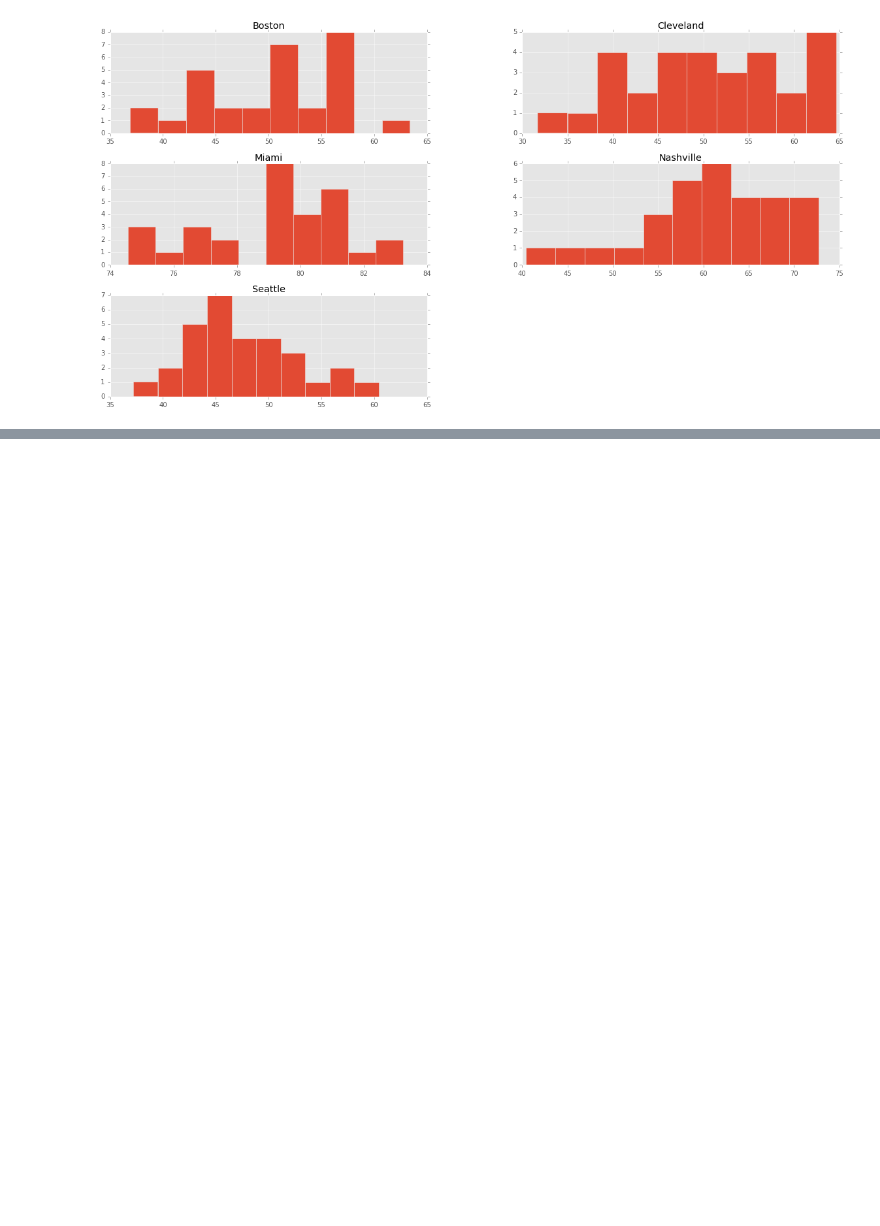
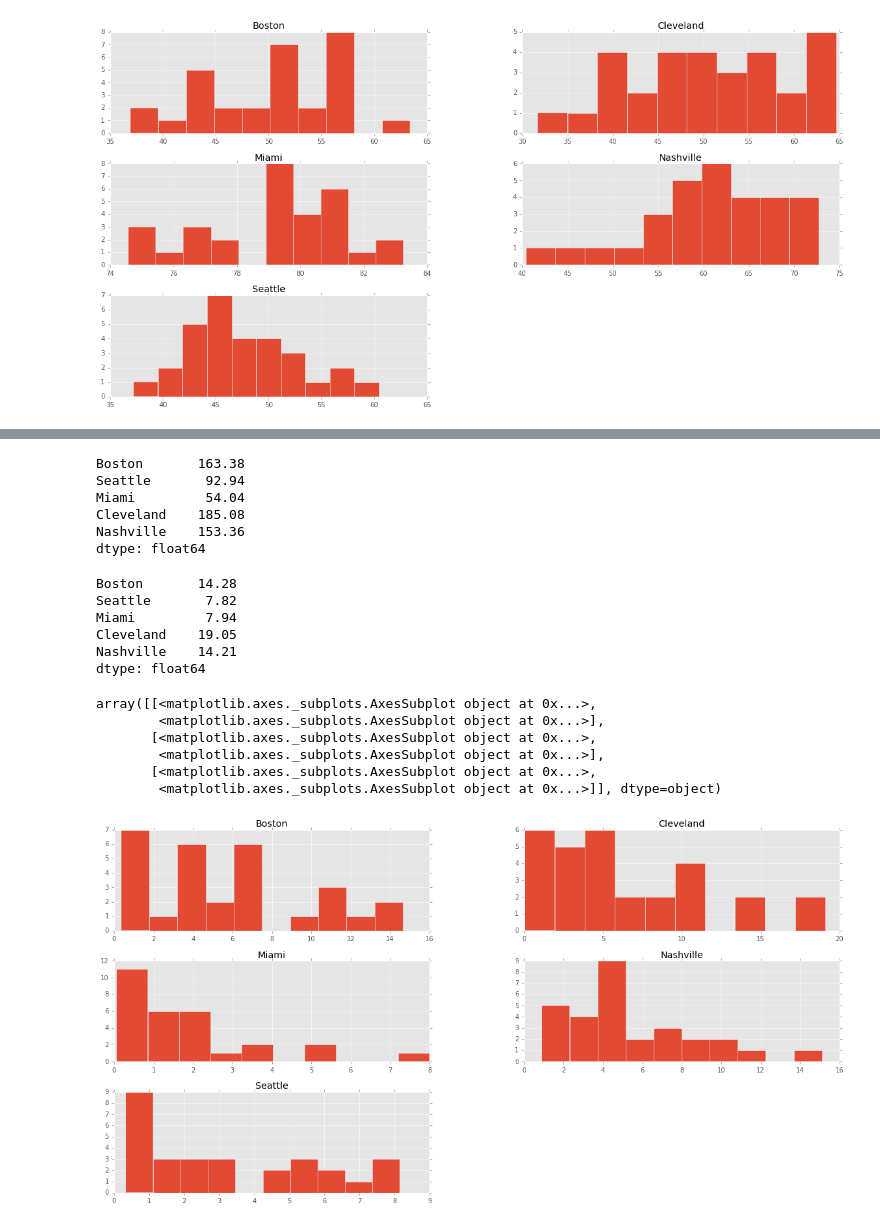
Before and after one commit to macinnis82/weather_data, a Jupyter notebook: Weather Data Profiling.ipynb, the cells around one changed output, grey strips where cells are left out. Cells and saved outputs as stored; diff of their text form; code cells hidden in the pictures; blank space fills up the shorter version.

```diff
--- a/Weather Data Profiling.ipynb
+++ b/Weather Data Profiling.ipynb
@@ -55,3 +55,6 @@ array([[<matplotlib.axes._subplots.AxesSubplot object at 0x...>,
        [<matplotlib.axes._subplots.AxesSubplot object at 0x...>,
         <matplotlib.axes._subplots.AxesSubplot object at 0x...>]], dtype=object)
 [figure]
+# %%
+change_df = pd.DataFrame(abs(df[1:].values-df[:-1]), columns=df.columns)
+change_df.describe()
@@ -57,0 +71,29 @@ array([[<matplotlib.axes._subplots.AxesSubplot object at 0x...>,
+# %%
+#Total change for each city
+change_df[change_df.columns].sum()
+# %% [output]
+Boston       163.38
+Seattle       92.94
+Miami         54.04
+Cleveland    185.08
+Nashville    153.36
+dtype: float64
+# %%
+change_df[change_df.columns].max() - change_df[change_df.columns].min()
+# %% [output]
+Boston       14.28
+Seattle       7.82
+Miami         7.94
+Cleveland    19.05
+Nashville    14.21
+dtype: float64
+# %%
+change_df.hist(figsize=(20,10))
+# %% [output]
+array([[<matplotlib.axes._subplots.AxesSubplot object at 0x...>,
+        <matplotlib.axes._subplots.AxesSubplot object at 0x...>],
+       [<matplotlib.axes._subplots.AxesSubplot object at 0x...>,
+        <matplotlib.axes._subplots.AxesSubplot object at 0x...>],
+       [<matplotlib.axes._subplots.AxesSubplot object at 0x...>,
+        <matplotlib.axes._subplots.AxesSubplot object at 0x...>]], dtype=object)
+[figure, added]
```
Also changed, not shown: parts of 3 cells of this notebook.
